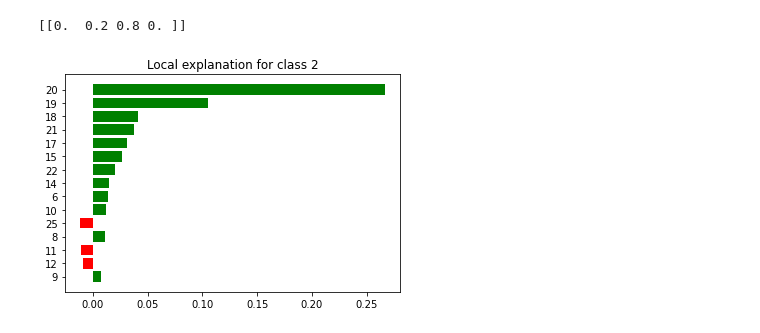
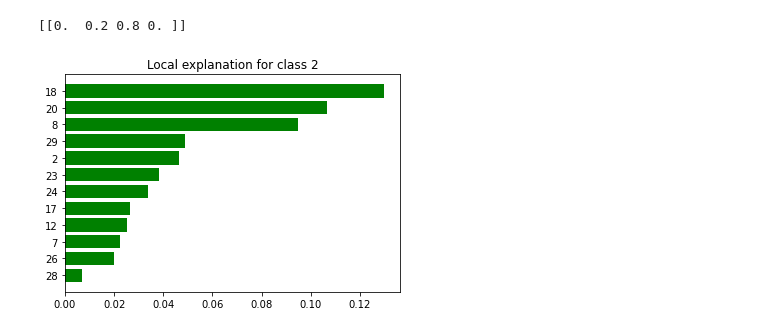
Before and after one commit to Tytskiy/Bachelor-s-Thesis, a Jupyter notebook: lime.ipynb, the cells around one changed output. Saved outputs shown, nothing was run; the diff lists cells and outputs as text; code cells hidden in the pictures.

```diff
--- a/lime.ipynb
+++ b/lime.ipynb
@@ -97,7 +97,7 @@ Accuracy KNN for earthquake dataset: 0.797872
 ## Explaining ECG Dataset
 # %%
 idx = 101 # explained instance
-num_features = 15 # how many feature contained in explanation
+num_features = 12 # how many feature contained in explanation
 num_slices = 30 # split time series
 inst = ecg_test_x[idx]
 inst_label = ecg_test_y[idx]
@@ -111,15 +111,15 @@ label = np.argmax(knn.predict_proba(inst))
 # %% [output]
 [[0.  0.2 0.8 0. ]]
 # %%
-explainer = ts_explainer.LimeTimeSeriesExplainer(knn.predict_proba, metric="jaccard", replacement_method="random")
-#explainer = ts_explainer.ShapTimeSeriesExplainer(knn.predict_proba, ecg_train_x, replacement_method="random")
+#explainer = ts_explainer.LimeTimeSeriesExplainer(knn.predict_proba, metric="jaccard", replacement_method="random")
+explainer = ts_explainer.ShapTimeSeriesExplainer(knn.predict_proba, ecg_train_x, replacement_method="dataset_mean")
 exp = explainer.explain_instance(inst,
                                  labels=[0, 1, 2, 3], # для каких классов будет проводиться оценка "важности"
                                  num_features=num_features,
                                  num_samples=10000,
                                  num_slices=num_slices,
                                 )
 exp.as_pyplot_figure(label=inst_label)
 pass
 # %% [output]
-[figure, old version]
+[figure, new version]
```
Also changed, not shown: parts of 9 cells of this notebook, 8 other files.
